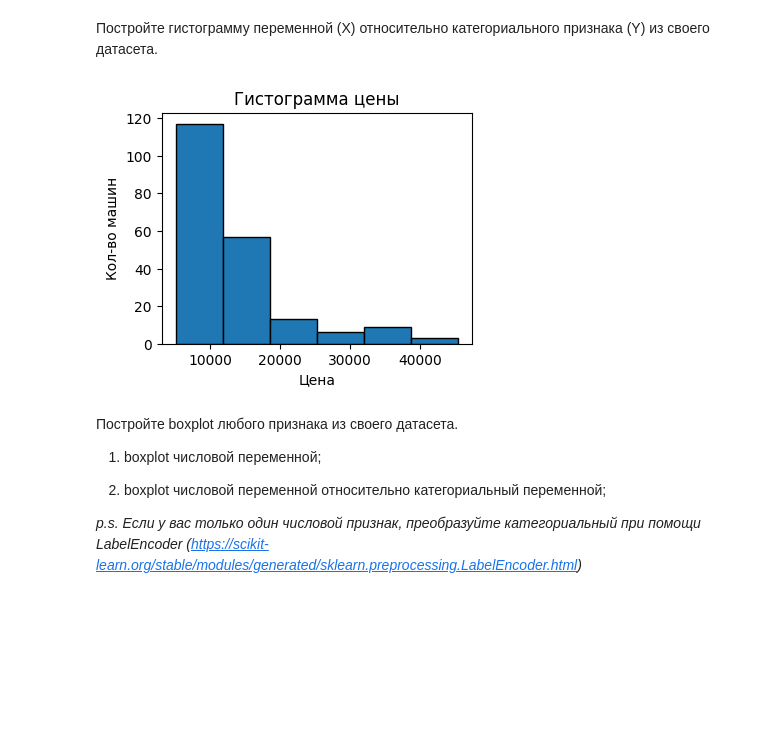
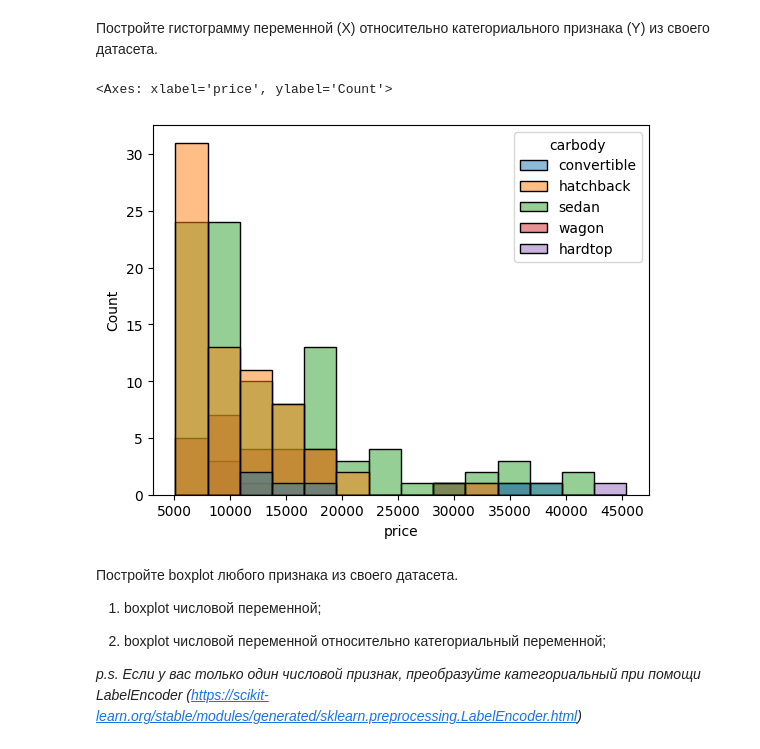
Before and after one commit to Dekamonia/MachineLearning, a Jupyter notebook: lab2/lab02.ipynb, the cells around one changed output. Drawn from its saved outputs; the diff is of its cells as text; code cells hidden in the pictures; blank space fills up the shorter version.

```diff
--- a/lab2/lab02.ipynb
+++ b/lab2/lab02.ipynb
@@ -213,15 +213,11 @@ Name: price, dtype: float64
 ##Основы визуализации
 # %% [markdown]
  Постройте гистограмму переменной (X) относительно категориального признака (Y) из своего датасета.
-# %%
-plt.figure(figsize=(4, 3))
-plt.hist(df['price'], bins=6, edgecolor='black')
-plt.title('Гистограмма цены')
-plt.xlabel('Цена')
-plt.ylabel('Кол-во машин')
-plt.show()
-# %% [output]
-[figure, removed]
+# %%
+sns.histplot(data=df, x='price', hue='carbody')
+# %% [output]
+<Axes: xlabel='price', ylabel='Count'>
+[figure, added]
 # %% [markdown]
 Постройте boxplot любого признака из своего датасета.
 
```
Also changed, not shown: parts of 2 cells of this notebook.
